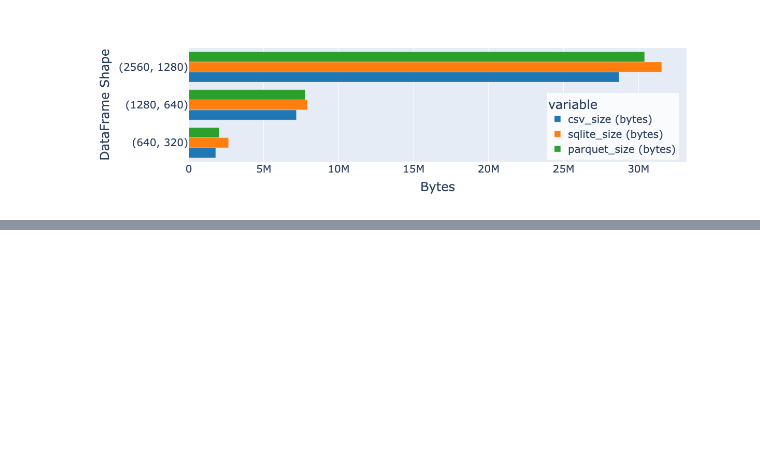
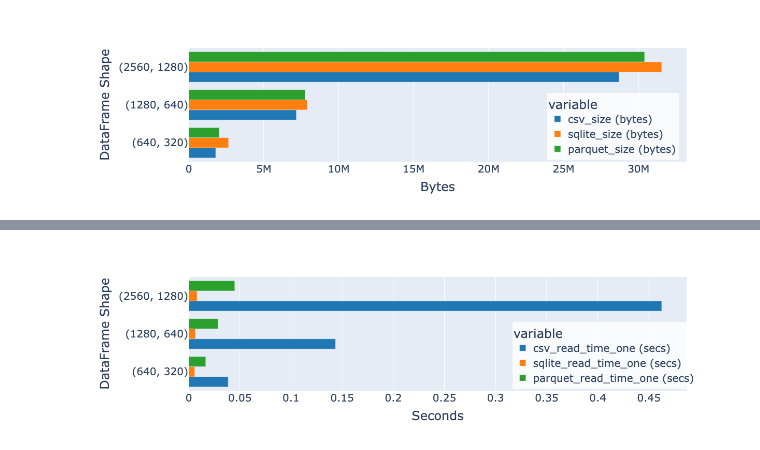
Before and after one commit to d33bs/CytoTable-benchmarks, a Jupyter notebook: notebooks/parquet_analysis.ipynb, the cells around one changed output, grey strips where cells are left out. Cells and saved outputs as stored; diff of their text form; code cells hidden in the pictures; blank space fills up the shorter version.

```diff
--- a/notebooks/parquet_analysis.ipynb
+++ b/notebooks/parquet_analysis.ipynb
@@ -201,7 +201,7 @@ fig = px.bar(
     barmode="group",
     labels={"dataframe_shape (rows, cols)": "DataFrame Shape", "value": "Seconds"},
     width=1300,
-    color_discrete_sequence=px.colors.qualitative.D3
+    color_discrete_sequence=px.colors.qualitative.D3,
 )
 fig.update_layout(
     legend=dict(x=0.65, y=0.02, bgcolor="rgba(255,255,255,0.8)"),
@@ -216,0 +216 @@ fig.show()
+[figure, added]
```
Also changed, not shown: parts of 5 cells of this notebook, 5 other files.
